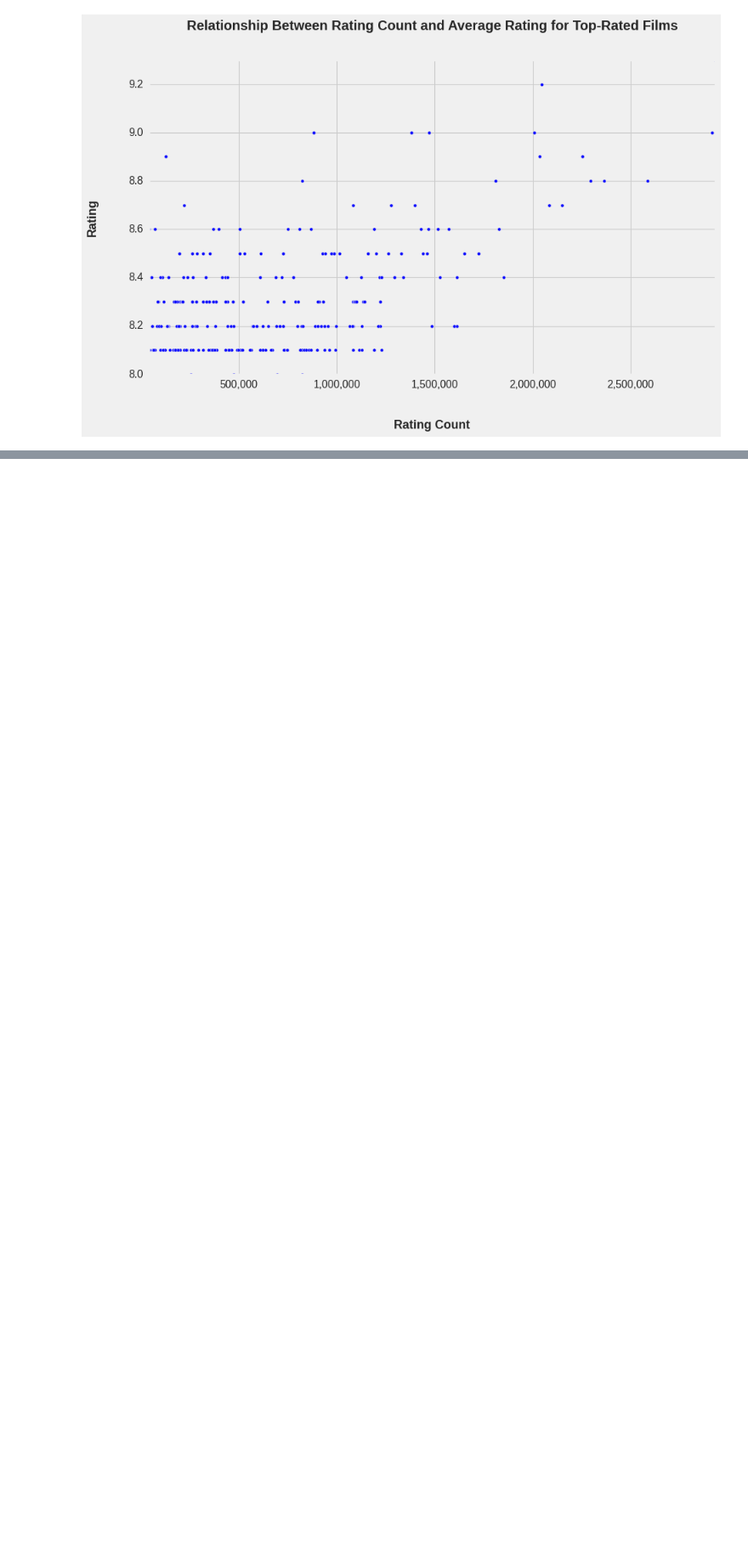
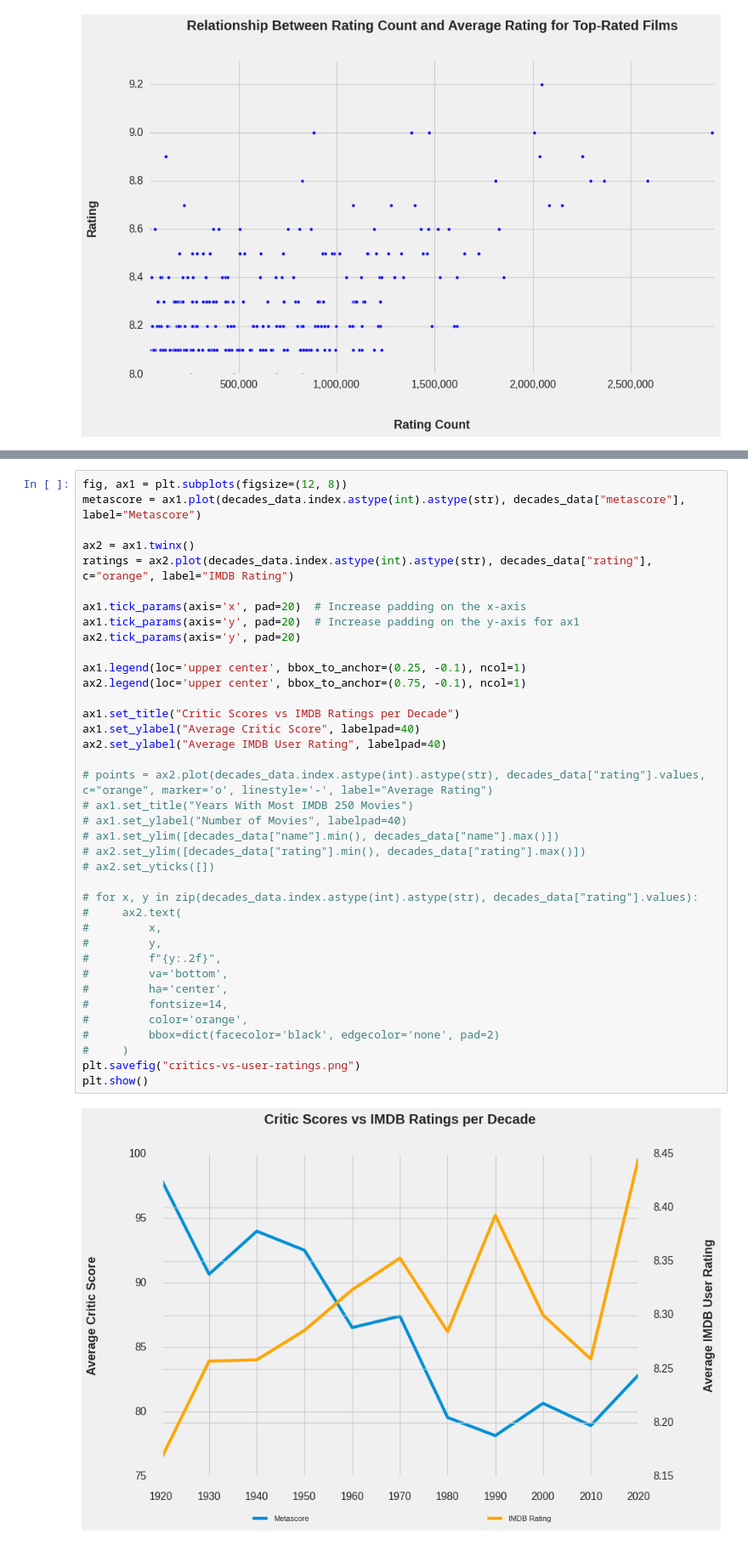
Before and after one commit to dmitkov28/notebooks, a Jupyter notebook: notebooks/ML/movies/imdb_eda.ipynb, the cells around one changed output, grey strips where cells are left out. Shown at 85% size. Drawn from its saved outputs; the diff is of its cells as text; blank space fills up the shorter version.

```diff
--- a/notebooks/ML/movies/imdb_eda.ipynb
+++ b/notebooks/ML/movies/imdb_eda.ipynb
@@ -471,0 +298,40 @@ for i, v in enumerate(top_biopic_directors):
+# %%
+fig, ax1 = plt.subplots(figsize=(12, 8))
+metascore = ax1.plot(decades_data.index.astype(int).astype(str), decades_data["metascore"], label="Metascore")
+
+ax2 = ax1.twinx()
+ratings = ax2.plot(decades_data.index.astype(int).astype(str), decades_data["rating"], c="orange", label="IMDB Rating")
+
+ax1.tick_params(axis='x', pad=20)  # Increase padding on the x-axis
+ax1.tick_params(axis='y', pad=20)  # Increase padding on the y-axis for ax1
+ax2.tick_params(axis='y', pad=20)
+
+ax1.legend(loc='upper center', bbox_to_anchor=(0.25, -0.1), ncol=1)
+ax2.legend(loc='upper center', bbox_to_anchor=(0.75, -0.1), ncol=1)
+
+ax1.set_title("Critic Scores vs IMDB Ratings per Decade")
+ax1.set_ylabel("Average Critic Score", labelpad=40)
+ax2.set_ylabel("Average IMDB User Rating", labelpad=40)
+
+# points = ax2.plot(decades_data.index.astype(int).astype(str), decades_data["rating"].values, c="orange", marker='o', linestyle='-', label="Average Rating")
+# ax1.set_title("Years With Most IMDB 250 Movies")
+# ax1.set_ylabel("Number of Movies", labelpad=40)
+# ax1.set_ylim([decades_data["name"].min(), decades_data["name"].max()])
+# ax2.set_ylim([decades_data["rating"].min(), decades_data["rating"].max()])
+# ax2.set_yticks([])
+
+# for x, y in zip(decades_data.index.astype(int).astype(str), decades_data["rating"].values):
+#     ax2.text(
+#         x,
+#         y,
+#         f"{y:.2f}",
+#         va='bottom',
+#         ha='center',
+#         fontsize=14,
+#         color='orange',
+#         bbox=dict(facecolor='black', edgecolor='none', pad=2)
+#     )
+plt.savefig("critics-vs-user-ratings.png")
+plt.show()
+# %% [output]
+[figure, added]
```
Also changed, not shown: parts of 72 cells of this notebook.
